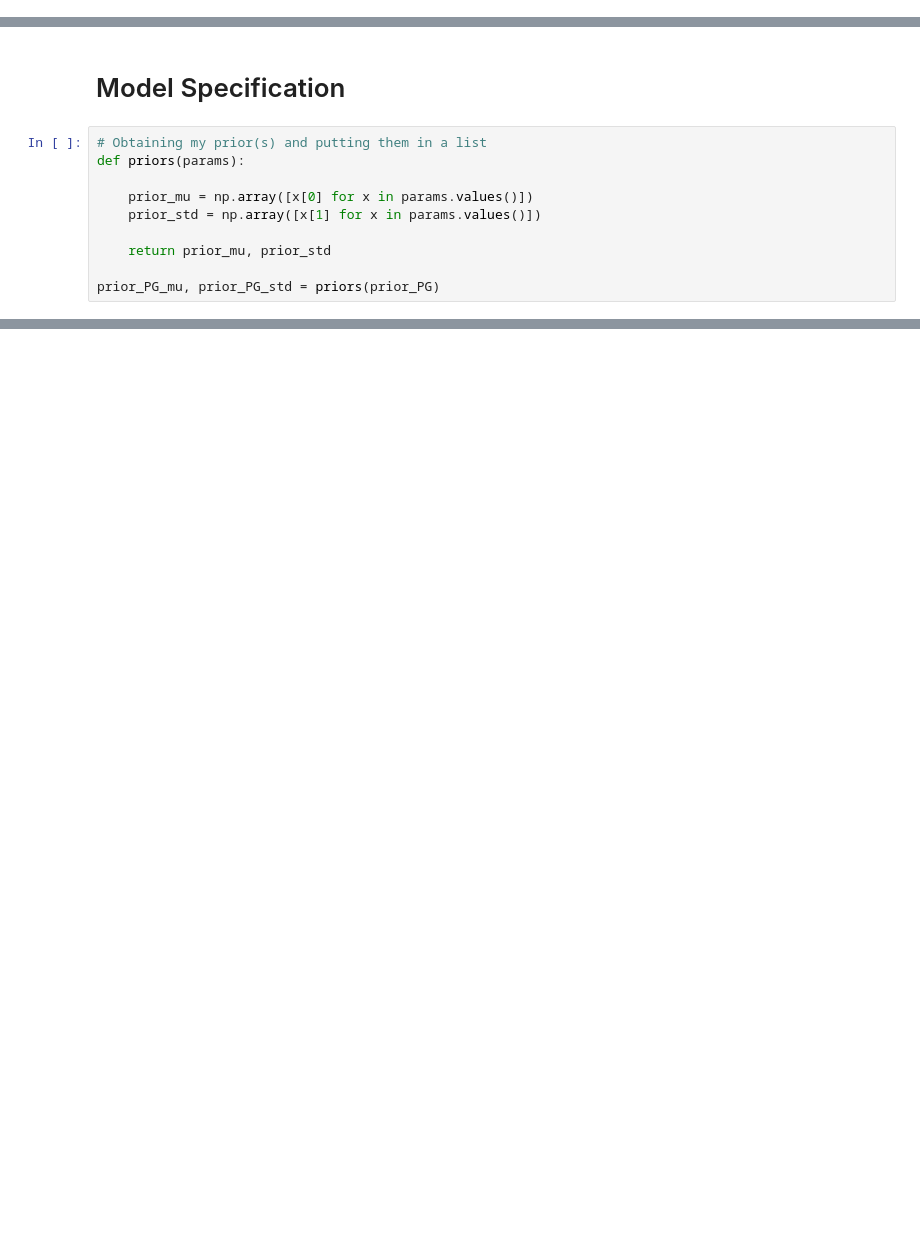
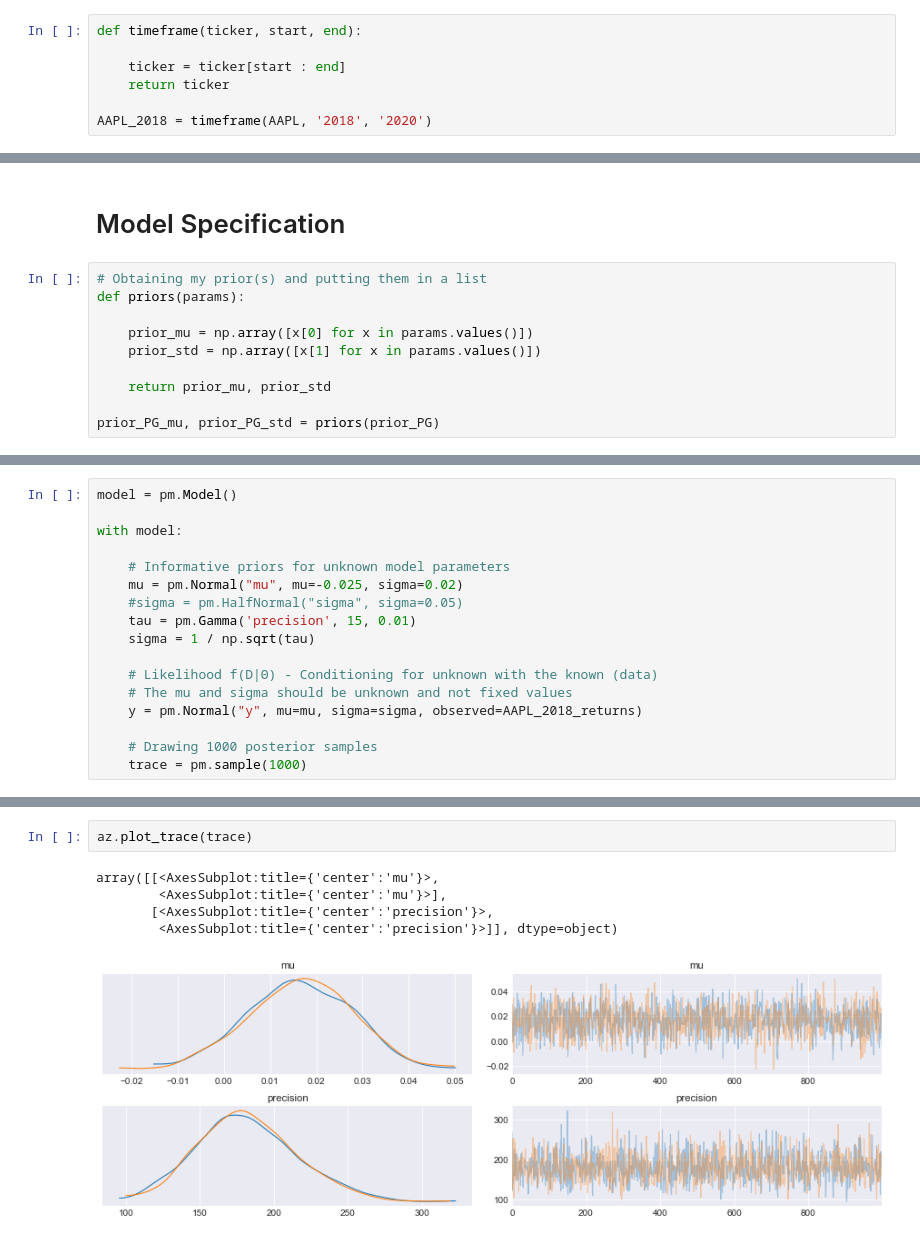
Before and after one commit to GStechschulte/Bayesian_Modeling-Funds, a Jupyter notebook: Inference_of_Funds.ipynb, the cells around one changed output, grey strips where cells are left out. Cells and saved outputs as stored; diff of their text form; blank space fills up the shorter version.

```diff
--- a/Inference_of_Funds.ipynb
+++ b/Inference_of_Funds.ipynb
@@ -106,0 +139,7 @@ for i, (name, params) in enumerate(prior_PG.items()):
+# %%
+def timeframe(ticker, start, end):
+
+    ticker = ticker[start : end]
+    return ticker
+
+AAPL_2018 = timeframe(AAPL, '2018', '2020')
@@ -145,0 +225,17 @@ with model:
+# %%
+model = pm.Model()
+
+with model:
+
+    # Informative priors for unknown model parameters
+    mu = pm.Normal("mu", mu=-0.025, sigma=0.02)
+    #sigma = pm.HalfNormal("sigma", sigma=0.05)
+    tau = pm.Gamma('precision', 15, 0.01)
+    sigma = 1 / np.sqrt(tau)
+
+    # Likelihood f(D|Θ) - Conditioning for unknown with the known (data)
+    # The mu and sigma should be unknown and not fixed values
+    y = pm.Normal("y", mu=mu, sigma=sigma, observed=AAPL_2018_returns)
+
+    # Drawing 1000 posterior samples
+    trace = pm.sample(1000)
@@ -145,0 +249,8 @@ with model:
+# %%
+az.plot_trace(trace)
+# %% [output]
+array([[<AxesSubplot:title={'center':'mu'}>,
+        <AxesSubplot:title={'center':'mu'}>],
+       [<AxesSubplot:title={'center':'precision'}>,
+        <AxesSubplot:title={'center':'precision'}>]], dtype=object)
+[figure, added]
```
Also changed, not shown: parts of 24 cells of this notebook.
